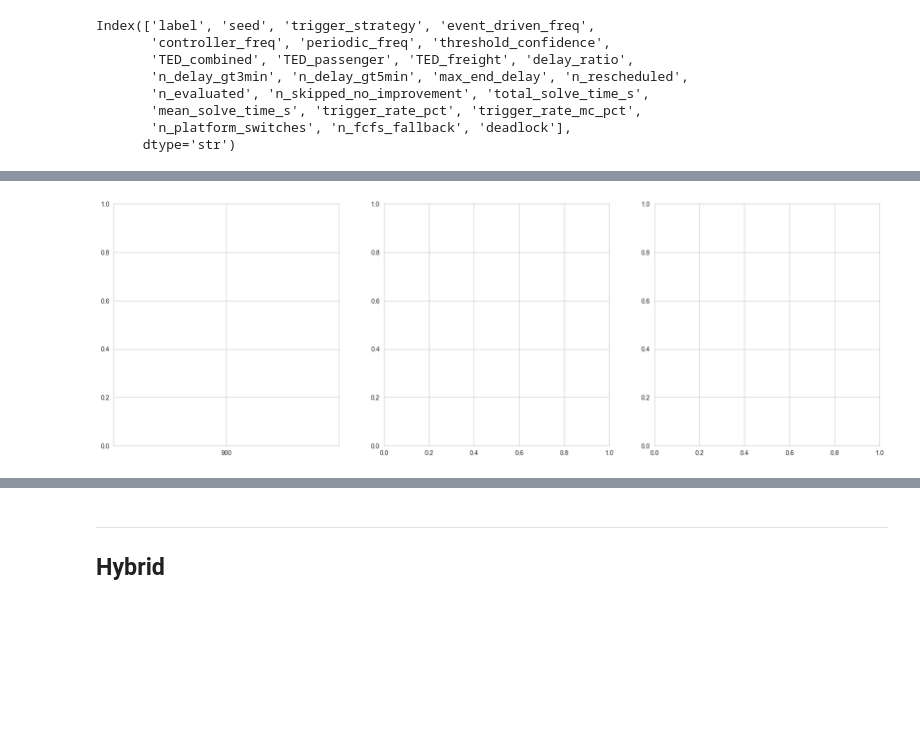
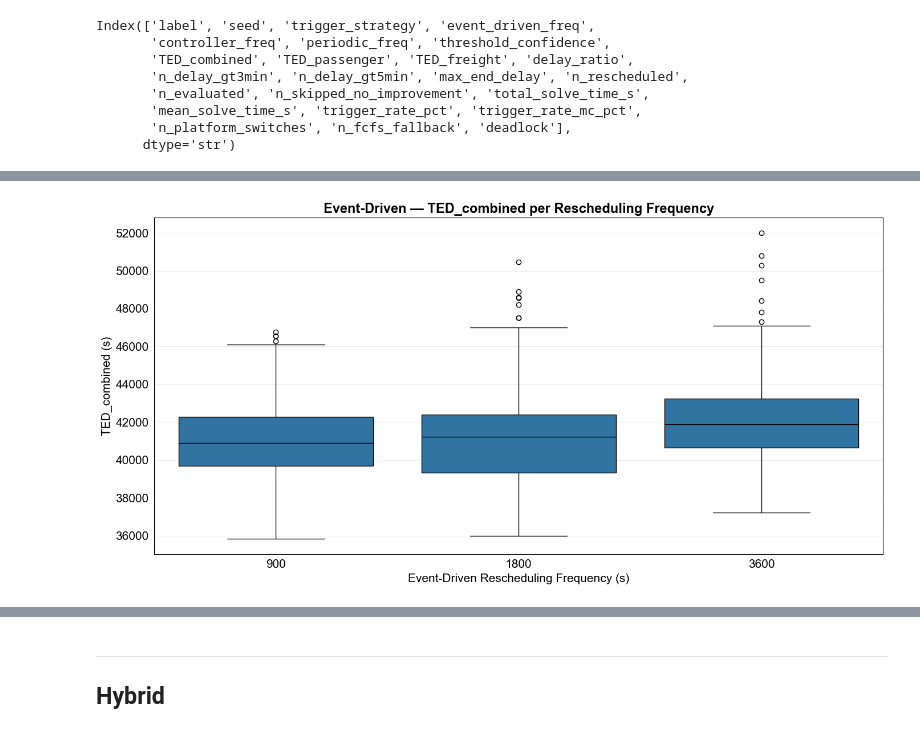
Before and after one commit to DauwDW/Thesis, a Jupyter notebook: notebooks/Analyse timing strategies.ipynb, the cells around one changed output, grey strips where cells are left out. Cells and saved outputs as stored; diff of their text form; code cells hidden in the pictures; blank space fills up the shorter version.

Commit message:
Update event-driven analysis: layout improvements

```diff
--- a/notebooks/Analyse timing strategies.ipynb
+++ b/notebooks/Analyse timing strategies.ipynb
@@ -417,17 +417,6 @@ Index(['label', 'seed', 'trigger_strategy', 'event_driven_freq',
 import pandas as pd
 import seaborn as sns
 import matplotlib.pyplot as plt
-
-colors = {
-    "IC": "#60B4F9", "L": "#90CDF4", "S": "#3182CE",
-    "EURST": "#1E3A5F", "ICE": "#6A5ACD", "INT": "#2C5282", "Freight": "#D9534F"
-}
-
-print("""
-Methodological note:
-This analysis evaluates the effect of event-driven rescheduling frequency
-while holding the controller frequency constant at 900s.
-""")
 
 # ============================================================
 # FILTER COMPARABLE CONFIGURATIONS
@@ -442,67 +431,36 @@ df = df[df["event_driven_freq"].isin(valid_event_rf)]
 plot_df = df[~df["deadlock"]].copy()
 freq_order = sorted(valid_event_rf)
 
+plot_df["event_driven_freq"] = plot_df["event_driven_freq"].astype(int)
+freq_order = [int(f) for f in freq_order]
+
 # ============================================================
-# STATISTICS
+# TED BOXPLOT
 # ============================================================
 
-stats_df = (
-    df.groupby("event_driven_freq")
-    .agg(
-        deadlocks=("deadlock", "sum"),
-        mean_TED=("TED_combined", "mean"),
-        std_TED=("TED_combined", "std"),
-        mean_n_delay=("n_delay_gt3min", "mean"),
-        std_n_delay=("n_delay_gt3min", "std"),
-        mean_reschedules=("n_rescheduled", "mean"),
-        std_reschedules=("n_rescheduled", "std"),
-    )
-    .reindex(freq_order)
+fig, ax = plt.subplots(figsize=(14, 7))
+
+sns.boxplot(
+    data=plot_df,
+    x="event_driven_freq",
+    y="TED_combined",
+    order=freq_order,
+    ax=ax,
+    linecolor="black",
+    flierprops={"markeredgecolor": "black"}
 )
 
-# ============================================================
-# PLOTTING
-# ============================================================
-
-sns.set_style("whitegrid")
-fig, axes = plt.subplots(1, 3, figsize=(22, 7))
-
-# TED
-sns.boxplot(data=plot_df, x="event_driven_freq", y="TED_combined",
-            order=freq_order, color=colors["Freight"], ax=axes[0])
-axes[0].set_xticklabels([
-    f"{f}\nμ={stats_df.loc[f,'mean_TED']:.0f}\nσ={stats_df.loc[f,'std_TED']:.0f}\nDL={int(stats_df.loc[f,'deadlocks'])}"
-    for f in freq_order
-])
-axes[0].set_title("Effect of Event-Driven Frequency on TED\n(controller freq fixed at 900s)", fontsize=12, fontweight="bold")
-axes[0].set_xlabel("Event-Driven Rescheduling Frequency\nμ = mean | σ = std | DL = deadlocks")
-axes[0].set_ylabel("TED_combined")
-
-# n_delay_gt3min
-sns.boxplot(data=plot_df, x="event_driven_freq", y="n_delay_gt3min",
-            order=freq_order, color=colors["IC"], ax=axes[1])
-axes[1].set_xticklabels([
-    f"{f}\nμ={stats_df.loc[f,'mean_n_delay']:.1f}\nσ={stats_df.loc[f,'std_n_delay']:.1f}\nDL={int(stats_df.loc[f,'deadlocks'])}"
-    for f in freq_order
-])
-axes[1].set_title("Effect of Event-Driven Frequency on Trains Delayed >3min\n(controller freq fixed at 900s)", fontsize=12, fontweight="bold")
-axes[1].set_xlabel("Event-Driven Rescheduling Frequency\nμ = mean | σ = std | DL = deadlocks")
-axes[1].set_ylabel("n_delay_gt3min")
-
-# Reschedules
-sns.boxplot(data=plot_df, x="event_driven_freq", y="n_rescheduled",
-            order=freq_order, color=colors["S"], ax=axes[2])
-axes[2].set_xticklabels([
-    f"{f}\nμ={stats_df.loc[f,'mean_reschedules']:.1f}\nσ={stats_df.loc[f,'std_reschedules']:.1f}\nDL={int(stats_df.loc[f,'deadlocks'])}"
-    for f in freq_order
-])
-axes[2].set_title("Effect of Event-Driven Frequency on Rescheduling Activity\n(controller freq fixed at 900s)", fontsize=12, fontweight="bold")
-axes[2].set_xlabel("Event-Driven Rescheduling Frequency\nμ = mean | σ = std | DL = deadlocks")
-axes[2].set_ylabel("Number of Reschedules")
-
-for ax in axes:
-    ax.grid(axis="y", alpha=0.3)
-
+ax.set_xticklabels([f"{int(f)}" for f in freq_order], fontsize=15)
+ax.tick_params(axis="y", labelsize=15, colors="black")
+ax.tick_params(axis="x", colors="black")
+ax.spines["bottom"].set_color("black")
+ax.spines["top"].set_color("black")
+ax.spines["left"].set_color("black")
+ax.spines["right"].set_color("black")
+plt.title("Event-Driven — TED_combined per Rescheduling Frequency", fontsize=17, fontweight="bold", color="black")
+plt.xlabel("Event-Driven Rescheduling Frequency (s)", fontsize=15, color="black")
+plt.ylabel("TED_combined (s)", fontsize=15, color="black")
+plt.grid(axis="y", alpha=0.3)
 plt.tight_layout()
 plt.show()
 # %% [output]
@@ -513,4 +467,4 @@ ValueError: List of boxplot statistics and `positions` values must have same the
-[figure, old version]
+[figure, new version]
 # %%
 import pandas as pd
 import seaborn as sns
```
Also changed, not shown: parts of 6 cells of this notebook.
